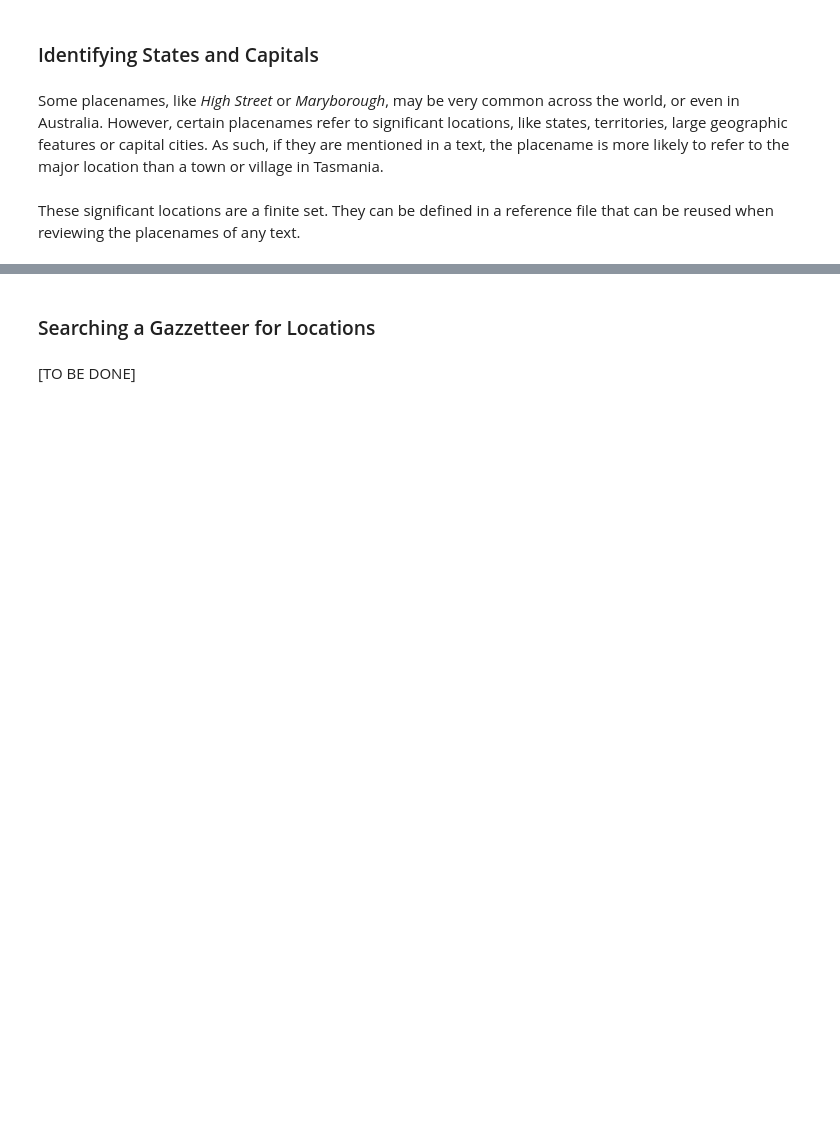
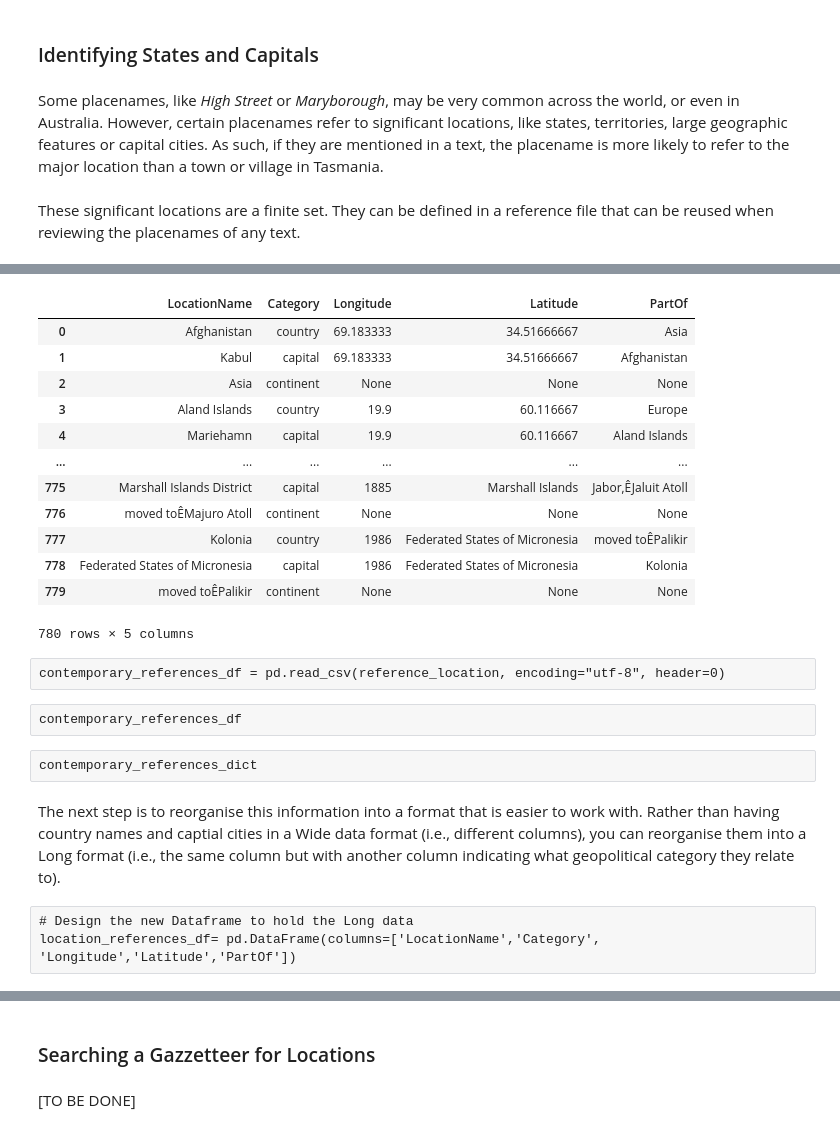
Before and after one commit to Australian-Text-Analytics-Platform/geolocation-tools-workshop, a Jupyter notebook: Notebooks/atap_geolocation_workshop.ipynb, the cells around one changed output, grey strips where cells are left out. Drawn from its saved outputs; the diff is of its cells as text; code cells hidden in the pictures; blank space fills up the shorter version.

Commit message:
WIP the notebook and the placename output file

```diff
--- a/Notebooks/atap_geolocation_workshop.ipynb
+++ b/Notebooks/atap_geolocation_workshop.ipynb
@@ -93,6 +93,7 @@ You also want to set up some directories for the import and output of data.
 ## This presumes that Notebooks/ is the current working directory
 text_directory = os.path.normpath("../Texts/")
 csv_directory = os.path.normpath("../ner_output/")
+reference_directory = os.path.normpath("../Data")
 #maps_directory = os.path.normpath("../maps/")
 
 ## Create the data directories
@@ -100,6 +101,9 @@ if not os.path.exists(text_directory):
     os.makedirs(text_directory)
 if not os.path.exists(csv_directory):
    os.makedirs(csv_directory)
+if not os.path.exists(reference_directory):
+   os.makedirs(reference_directory)
+
 #if not os.path.exists(maps_directory):
 #    os.makedirs(maps_directory)
 # %% [markdown]
@@ -668,0 +692,13 @@ These significant locations are a finite set. They can be defined in a reference
+# %%
+filename="Contemporary_Capital_Cities.csv"
+print("Working on | ", filename)
+
+# set the specific path for the 'filename' which is basically working through a list of everything that is in the folder
+reference_location = os.path.normpath(os.path.join(reference_directory, filename))
+reference_filename = os.path.basename(reference_location)
+
+# Using pandas, read the csv file. This will place it in a dataframe format.
+#locationreferences_df=pd.DataFrame(columns=['Contemporary'])
+
+#contemporary_references_df = pd.read_csv(reference_location, encoding="utf-8", header=0)
+#contemporary_references_dict = contemporary_references_df.to_dict()
@@ -668,0 +709,3 @@ These significant locations are a finite set. They can be defined in a reference
+# %%
+# Design the new Dataframe to hold the Long data
+locref_df= pd.DataFrame(columns=['LocationName','Category', 'Longitude','Latitude','PartOf'])
@@ -668,0 +778,27 @@ These significant locations are a finite set. They can be defined in a reference
+# %%
+locref_df
+# %% [output]
+|  | LocationName | Category | Longitude | Latitude | PartOf |
+| 0 | Afghanistan | country | 69.183333 | 34.51666667 | Asia |
+| 1 | Kabul | capital | 69.183333 | 34.51666667 | Afghanistan |
+| 2 | Asia | continent | None | None | None |
+| 3 | Aland Islands | country | 19.9 | 60.116667 | Europe |
+| 4 | Mariehamn | capital | 19.9 | 60.116667 | Aland Islands |
+| ... | ... | ... | ... | ... | ... |
+| 775 | Marshall Islands District | capital | 1885 | Marshall Islands | Jabor,ÊJaluit Atoll |
+| 776 | moved toÊMajuro Atoll | continent | None | None | None |
+| 777 | Kolonia | country | 1986 | Federated States of Micronesia | moved toÊPalikir |
+| 778 | Federated States of Micronesia | capital | 1986 | Federated States of Micronesia | Kolonia |
+| 779 | moved toÊPalikir | continent | None | None | None |
+780 rows × 5 columns
+# %% [raw]
+contemporary_references_df = pd.read_csv(reference_location, encoding="utf-8", header=0)
+# %% [raw]
+contemporary_references_df
+# %% [raw]
+contemporary_references_dict
+# %% [markdown]
+The next step is to reorganise this information into a format that is easier to work with. Rather than having country names and captial cities in a Wide data format (i.e., different columns), you can reorganise them into a Long format (i.e., the same column but with another column indicating what geopolitical category they relate to).
+# %% [raw]
+# Design the new Dataframe to hold the Long data
+location_references_df= pd.DataFrame(columns=['LocationName','Category', 'Longitude','Latitude','PartOf'])
```
Also changed, not shown: parts of 26 cells of this notebook, 1 other file.
